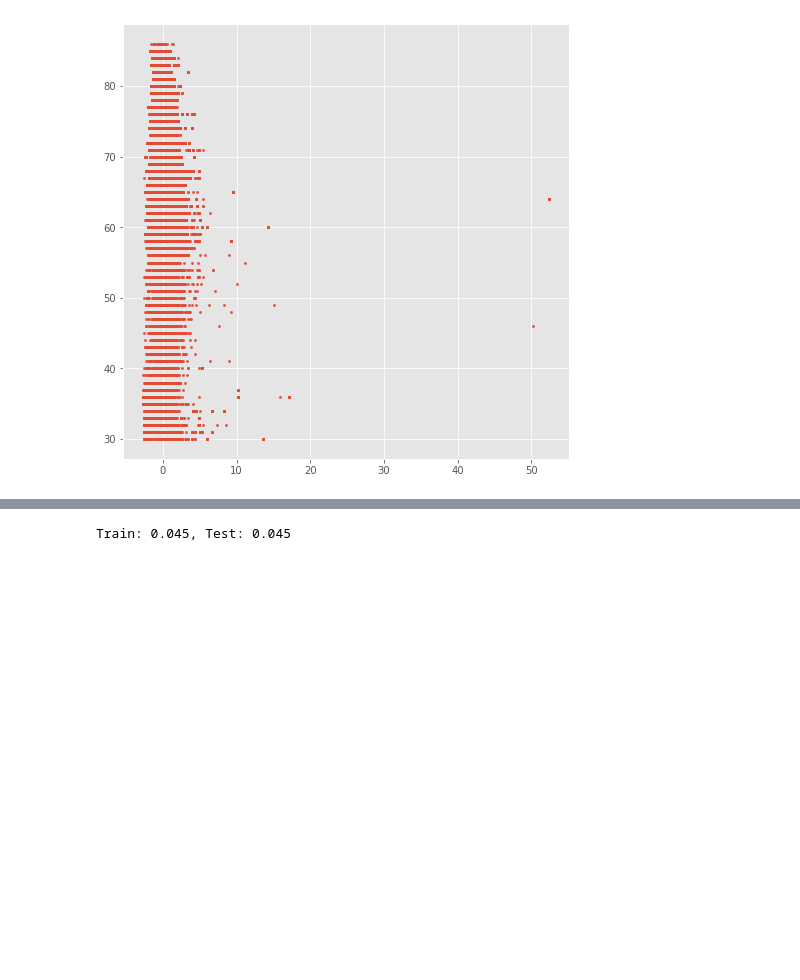
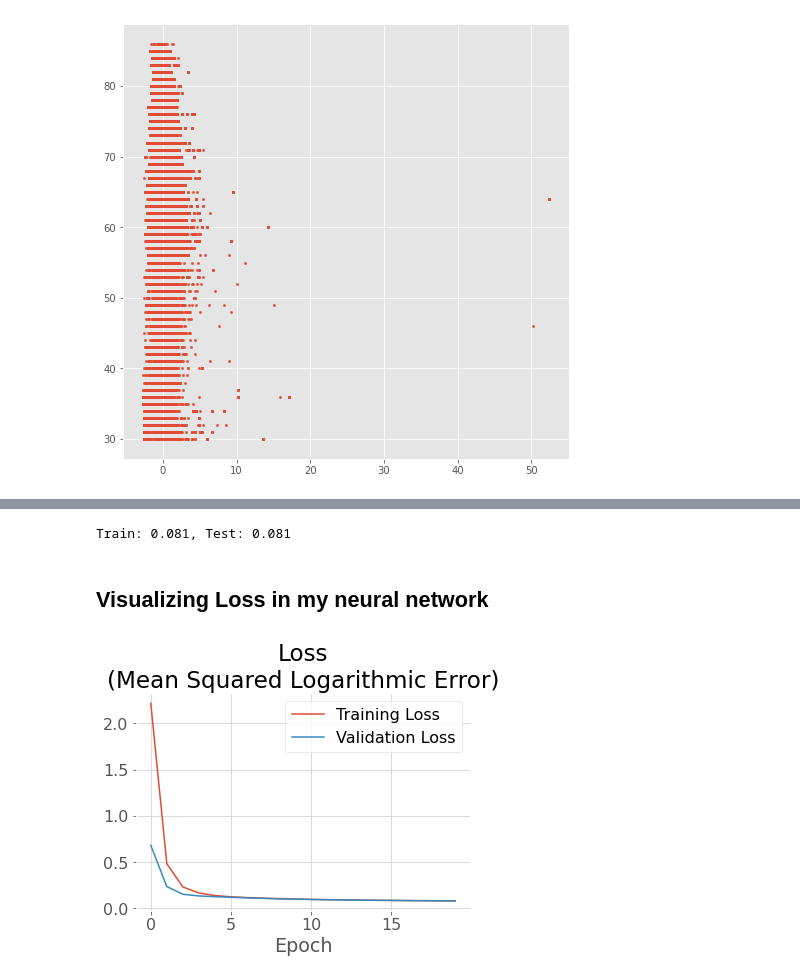
Before and after one commit to ATLas278/The-Popularity-Serum, a Jupyter notebook: ml_spotify.ipynb, the cells around one changed output, grey strips where cells are left out. Cells and saved outputs as stored; diff of their text form; code cells hidden in the pictures; blank space fills up the shorter version.

Commit message:
fixing overfitting in neural network regression model

```diff
--- a/ml_spotify.ipynb
+++ b/ml_spotify.ipynb
@@ -245,6 +234,6 @@ array([[2.18808e+05, 0.00000e+00, 4.13000e-01, ..., 3.23000e-01,
 # %%
 sc = StandardScaler()
-X_train_scale = sc.fit_transform(X_train)
-X_train = sc.inverse_transform(X_train_scale)
-X_test_scale = sc.fit_transform(X_test)
-X_test = sc.inverse_transform(X_test_scale)
+# X_train_scale = sc.fit_transform(X_train)
+# X_train = sc.inverse_transform(X_train_scale)
+# X_test_scale = sc.fit_transform(X_test)
+# X_test = sc.inverse_transform(X_test_scale)
@@ -267,19 +240,30 @@ array([[2.18808e+05, 0.00000e+00, 4.13000e-01, ..., 3.23000e-01,
+# %%
+X_train = sc.fit_transform(X_train)
+X_test = sc.fit_transform(X_test)
 # %%
 model = Sequential()
 # %%
-model.add(Dense(200, activation = 'relu', input_shape = (13, 1)))
-model.add(Dense(units = 50, activation = 'relu'))
+model.add(Dense(200, kernel_regularizer=l1(0.01),activation = 'relu', input_shape = (13, 1)))
+model.add(Dense(units = 50, kernel_regularizer=l1(0.01), activation = 'relu'))
 model.add(Dropout(0.50))
-model.add(Dense(units = 50, activation = 'relu'))
+model.add(Dense(units = 50, kernel_regularizer=l1(0.01),activation = 'relu'))
 model.add(Dropout(0.50))
-model.add(Dense(units = 50, activation = 'relu'))
+model.add(Dense(units = 50, kernel_regularizer=l1(0.01),activation = 'relu'))
 model.add(Dropout(0.50))
-model.add(Dense(units = 50, activation = 'relu'))
-model.add(Dense(units = 1, activation = 'linear'))
+model.add(Dense(units = 50, kernel_regularizer=l1(0.01),activation = 'relu'))
+model.add(Dense(units = 1, kernel_regularizer=l1(0.01),activation = 'linear'))
 # %%
 #model.add(Dense(1))
 # Compiling the ANN
 model.compile(optimizer = 'adam', loss = 'mean_squared_logarithmic_error')
 # %%
-model.fit(X_train.reshape(X_train.shape[0],X_train.shape[1], 1), y_train, epochs=10, batch_size=32)
+pop_mod = model.fit(X_train.reshape(X_train.shape[0],X_train.shape[1], 1),
+          y_train,
+          epochs=20,
+          batch_size=32,
+          validation_data = (X_test.reshape(X_test.shape[0], X_test.shape[1], 1), y_test),
+          callbacks=tf.keras.callbacks.EarlyStopping(monitor='val_loss',
+                                                    verbose=1,
+                                                    patience=4,
+                                                    restore_best_weights=True))
 # %% [output]
@@ -309,4 +289,17 @@ train_msle = model.evaluate(X_train.reshape(X_train.shape[0],X_train.shape[1], 1
 test_msle = model.evaluate(X_test.reshape(X_test.shape[0],X_test.shape[1], 1), y_test, verbose=0)
 print('Train: %.3f, Test: %.3f' % (train_msle, test_msle))
 # %% [output]
-Train: 0.045, Test: 0.045
+Train: 0.081, Test: 0.081
+# %% [markdown]
+## Visualizing Loss in my neural network
+# %%
+metrics = pop_mod.history
+
+plt.plot(pop_mod.epoch, metrics['loss'], metrics['val_loss'])
+
+plt.title("Loss\n(Mean Squared Logarithmic Error)")
+plt.legend(['Training Loss','Validation Loss'])
+plt.xlabel('Epoch')
+plt.show()
+# %% [output]
+[figure, added]
```
Also changed, not shown: parts of 9 cells of this notebook.
